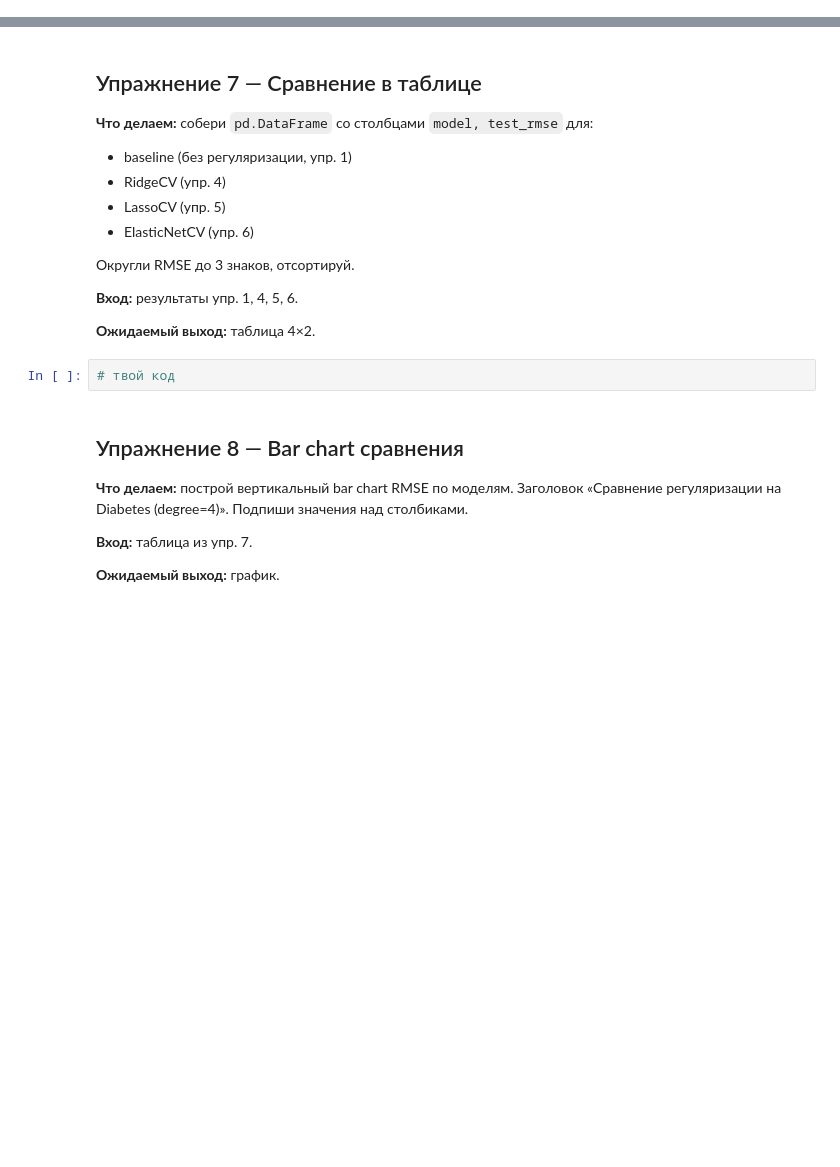
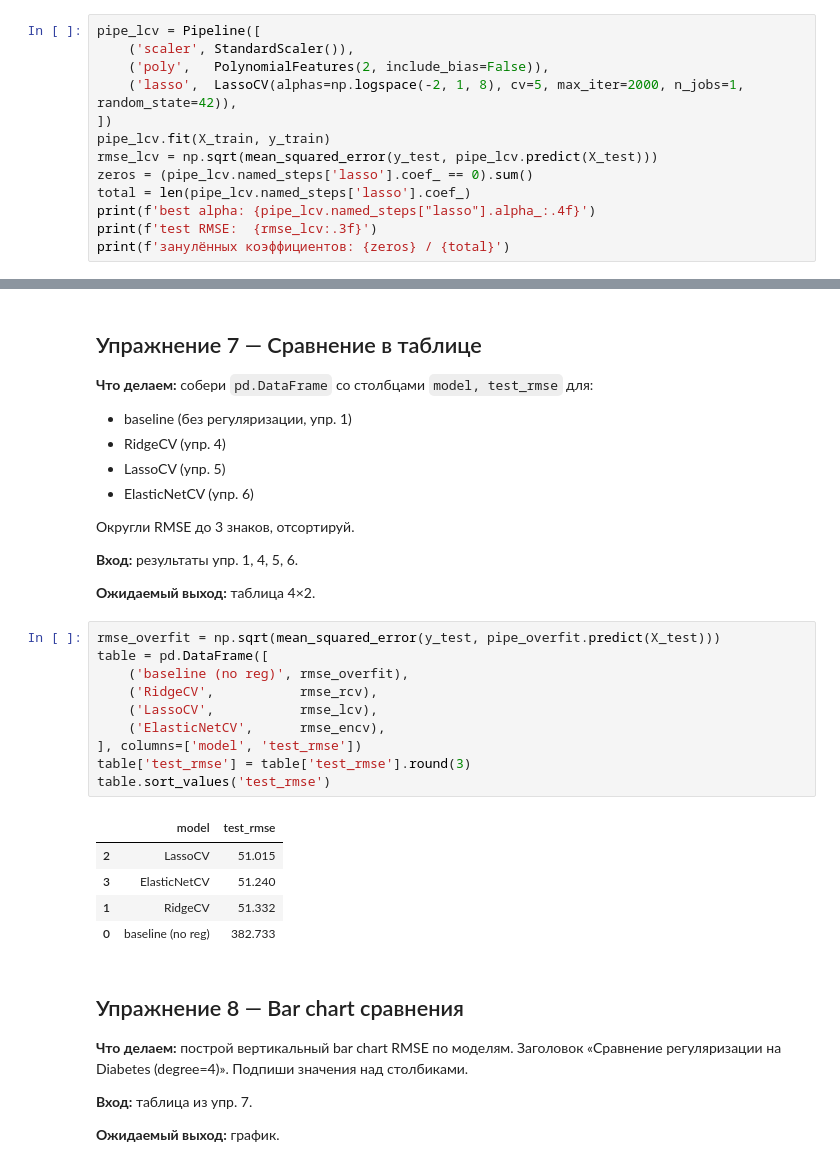
Before and after one commit to kokontsev/mentoring-course, a Jupyter notebook: week_07/03_regularization_practice.ipynb, the cells around one changed output, grey strips where cells are left out. Cells and saved outputs as stored; diff of their text form; blank space fills up the shorter version.

```diff
--- a/week_07/03_regularization_practice.ipynb
+++ b/week_07/03_regularization_practice.ipynb
@@ -102,0 +160,13 @@ print(f'train: {X_train.shape}, test: {X_test.shape}')
+# %%
+pipe_lcv = Pipeline([
+    ('scaler', StandardScaler()),
+    ('poly',   PolynomialFeatures(2, include_bias=False)),
+    ('lasso',  LassoCV(alphas=np.logspace(-2, 1, 8), cv=5, max_iter=2000, n_jobs=1, random_state=42)),
+])
+pipe_lcv.fit(X_train, y_train)
+rmse_lcv = np.sqrt(mean_squared_error(y_test, pipe_lcv.predict(X_test)))
+zeros = (pipe_lcv.named_steps['lasso'].coef_ == 0).sum()
+total = len(pipe_lcv.named_steps['lasso'].coef_)
+print(f'best alpha: {pipe_lcv.named_steps["lasso"].alpha_:.4f}')
+print(f'test RMSE:  {rmse_lcv:.3f}')
+print(f'занулённых коэффициентов: {zeros} / {total}')
@@ -124,8 +212,22 @@ print(f'train: {X_train.shape}, test: {X_test.shape}')
 **Вход:** результаты упр. 1, 4, 5, 6.
 
 **Ожидаемый выход:** таблица 4×2.
-# %%
-# твой код
+# %%
+rmse_overfit = np.sqrt(mean_squared_error(y_test, pipe_overfit.predict(X_test)))
+table = pd.DataFrame([
+    ('baseline (no reg)', rmse_overfit),
+    ('RidgeCV',           rmse_rcv),
+    ('LassoCV',           rmse_lcv),
+    ('ElasticNetCV',      rmse_encv),
+], columns=['model', 'test_rmse'])
+table['test_rmse'] = table['test_rmse'].round(3)
+table.sort_values('test_rmse')
+# %% [output]
+|  | model | test_rmse |
+| 2 | LassoCV | 51.015 |
+| 3 | ElasticNetCV | 51.240 |
+| 1 | RidgeCV | 51.332 |
+| 0 | baseline (no reg) | 382.733 |
 # %% [markdown]
 ## Упражнение 8 — Bar chart сравнения
 
```
Also changed, not shown: parts of 19 cells of this notebook.
